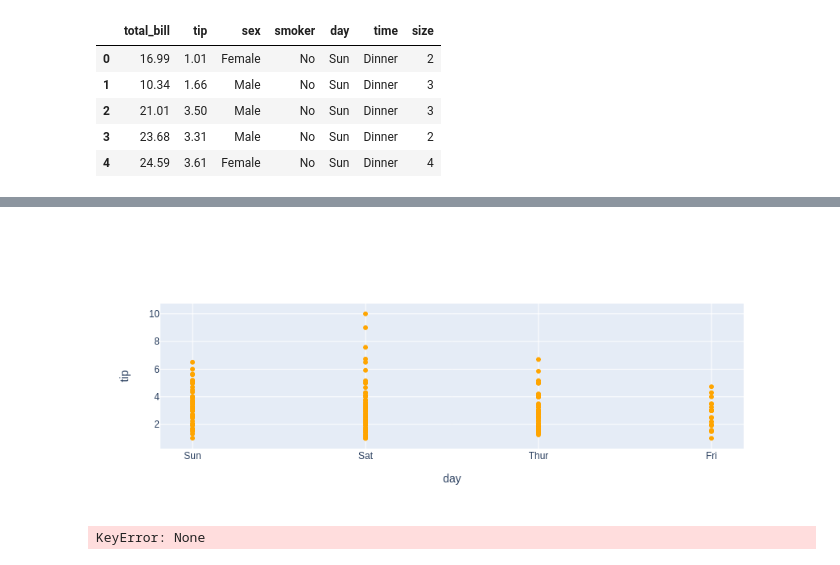
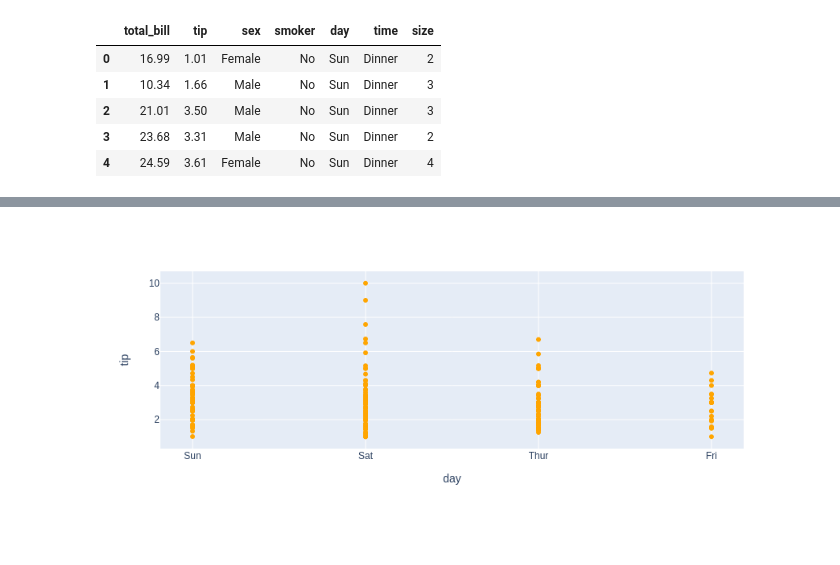
Before and after one commit to MarcoGorelli/bornly, a Jupyter notebook: scatterplot.ipynb, the cells around one changed output, grey strips where cells are left out. Drawn from its saved outputs; the diff is of its cells as text; code cells hidden in the pictures.

```diff
--- a/scatterplot.ipynb
+++ b/scatterplot.ipynb
@@ -11,15 +11,8 @@ tips.head()
 | 3 | 23.68 | 3.31 | Male | No | Sun | Dinner | 2 |
 | 4 | 24.59 | 3.61 | Female | No | Sun | Dinner | 4 |
 # %%
-bns.scatterplot(x=tips['day'], y=tips['tip'], color='orange')
+ax = bns.scatterplot(x=tips['day'], y=tips['tip'], color='orange')
+ax.figure
 # %% [output]
 [interactive output not drawn]
-[figure, old version]
+[figure, new version]
-# %%
-import numpy as np
-x = np.linspace(-5, 5, 100)
-y = np.sin(x)
-import bornly as bns
-bns.scatterplot(x=x, y=y)
-# %% [output]
-KeyError: None
```
Also changed, not shown: 4 other files.
